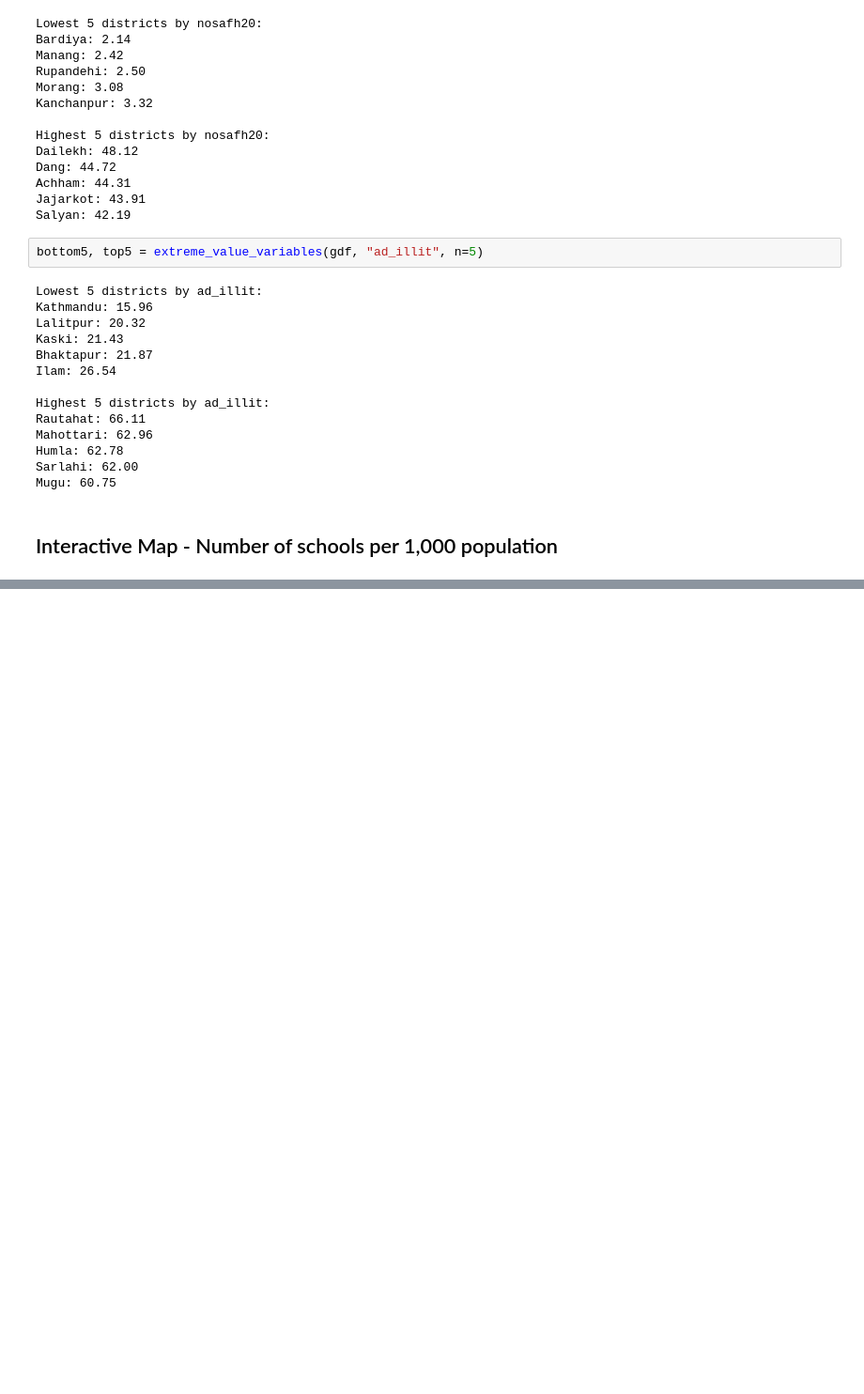
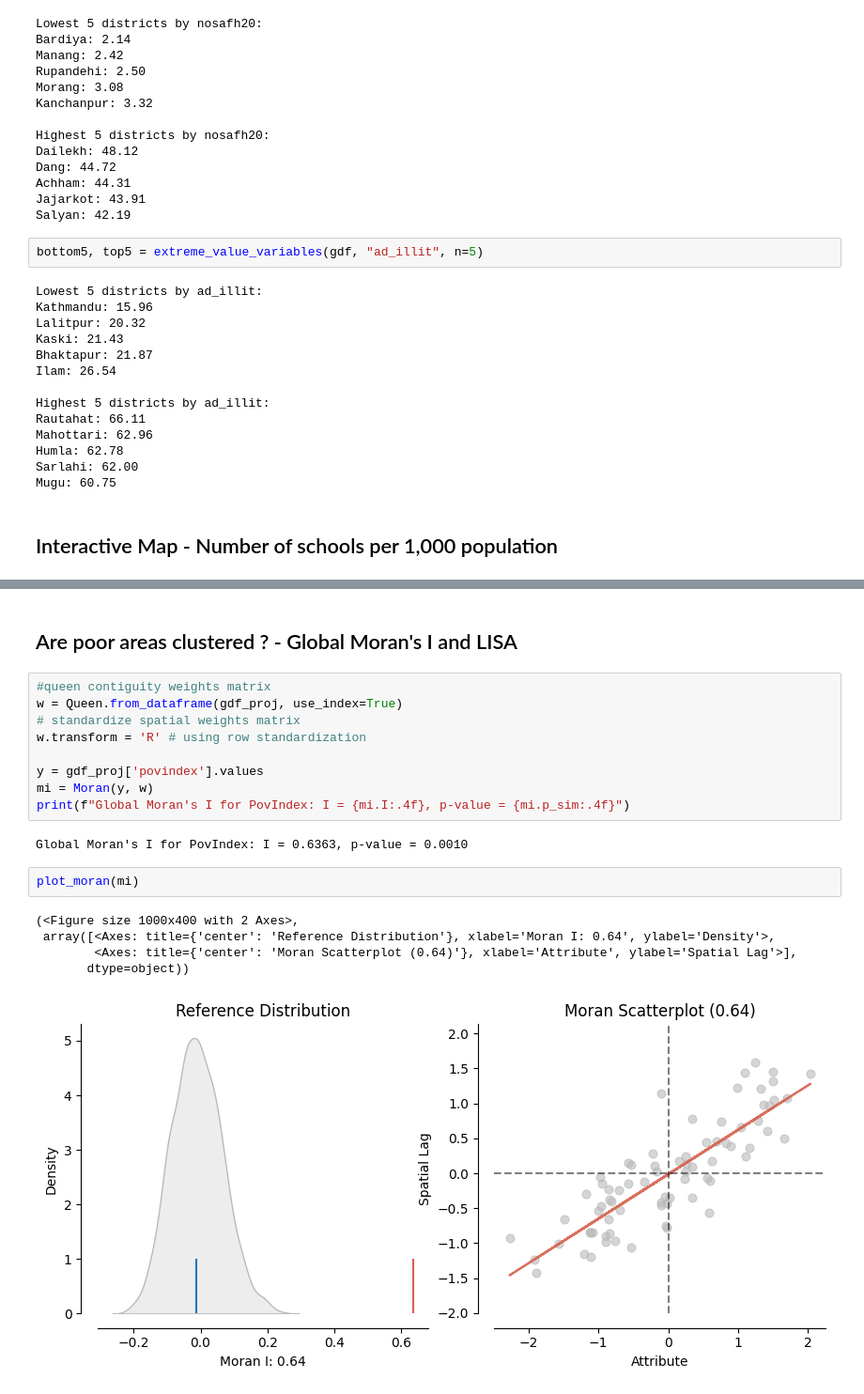
Before and after one commit to veronhoxha/health-poverty-and-education-indicators-for-nepal-districts, a Jupyter notebook: code/notebook.ipynb, the cells around one changed output, grey strips where cells are left out. Shown at 94% size. Cells and saved outputs as stored; diff of their text form; blank space fills up the shorter version.

Commit message:
global moran's I and LISA for poverty index: identifying if poor areas are clustered

```diff
--- a/code/notebook.ipynb
+++ b/code/notebook.ipynb
@@ -233,3 +244,24 @@ Mugu: 60.75
 interactive_map(gdf)
 # %% [output]
 [interactive output not drawn]
+# %% [markdown]
+## Are poor areas clustered ? - Global Moran's I and LISA
+# %%
+#queen contiguity weights matrix
+w = Queen.from_dataframe(gdf_proj, use_index=True)
+# standardize spatial weights matrix
+w.transform = 'R' # using row standardization
+
+y = gdf_proj['povindex'].values
+mi = Moran(y, w)
+print(f"Global Moran's I for PovIndex: I = {mi.I:.4f}, p-value = {mi.p_sim:.4f}")
+# %% [output]
+Global Moran's I for PovIndex: I = 0.6363, p-value = 0.0010
+# %%
+plot_moran(mi)
+# %% [output]
+(<Figure size 1000x400 with 2 Axes>,
+ array([<Axes: title={'center': 'Reference Distribution'}, xlabel='Moran I: 0.64', ylabel='Density'>,
+        <Axes: title={'center': 'Moran Scatterplot (0.64)'}, xlabel='Attribute', ylabel='Spatial Lag'>],
+       dtype=object))
+[figure, added]
```
Also changed, not shown: parts of 4 cells of this notebook, 1 other file.
